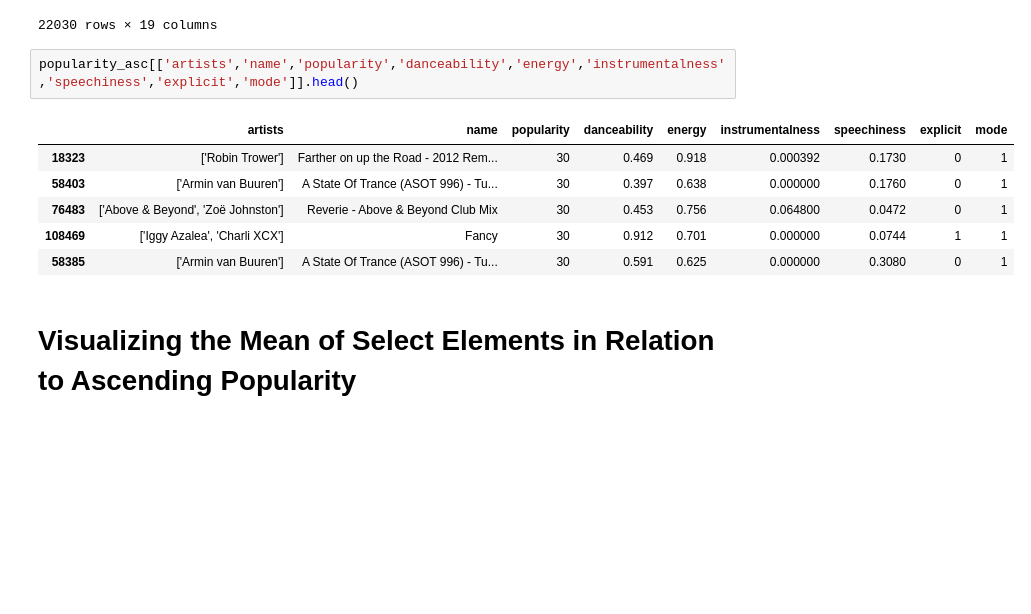
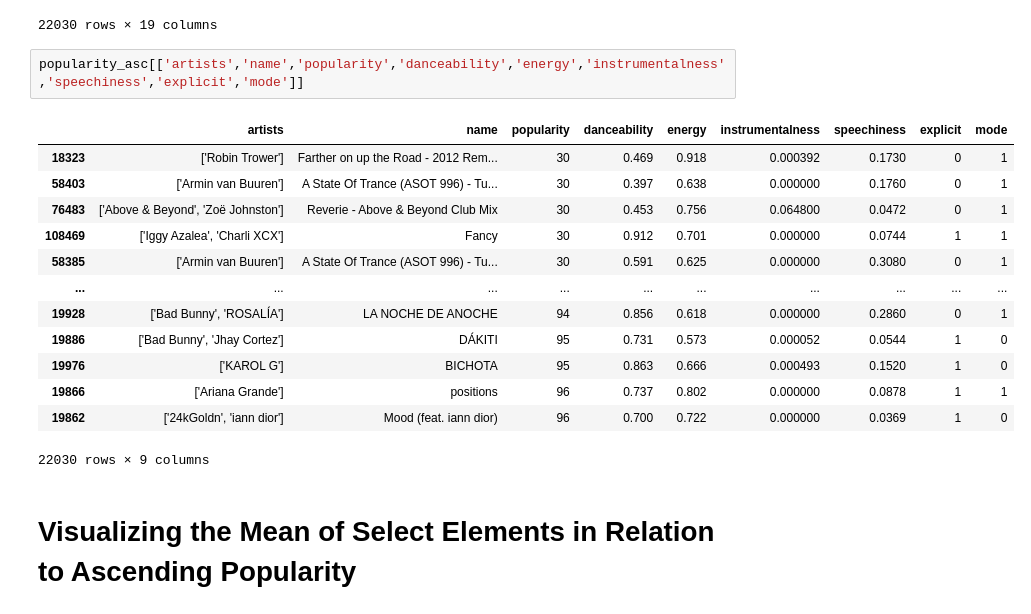
Before and after one commit to ATLas278/SpotifyDanceabillity, a Jupyter notebook: spotify_1.ipynb, the cells around one changed output. Saved outputs shown, nothing was run; the diff lists cells and outputs as text; blank space fills up the shorter version.

Commit message:
fixing table

```diff
--- a/spotify_1.ipynb
+++ b/spotify_1.ipynb
@@ -69,14 +69,21 @@ popularity_asc
 | 19862 | 0.22100 | ['24kGoldn', 'iann dior'] | 0.700 | 140526 | 0.722 | 1 | 3tjFYV6RSFtuktYl3ZtYcq | 0.000000 | ... |
 22030 rows × 19 columns
 # %%
-popularity_asc[['artists','name','popularity','danceability','energy','instrumentalness','speechiness','explicit','mode']].head()
+popularity_asc[['artists','name','popularity','danceability','energy','instrumentalness','speechiness','explicit','mode']]
 # %% [output]
 |  | artists | name | popularity | danceability | energy | instrumentalness | speechiness | explicit | mode |
 | 18323 | ['Robin Trower'] | Farther on up the Road - 2012 Rem... | 30 | 0.469 | 0.918 | 0.000392 | 0.1730 | 0 | 1 |
 | 58403 | ['Armin van Buuren'] | A State Of Trance (ASOT 996) - Tu... | 30 | 0.397 | 0.638 | 0.000000 | 0.1760 | 0 | 1 |
 | 76483 | ['Above & Beyond', 'Zoë Johnston'] | Reverie - Above & Beyond Club Mix | 30 | 0.453 | 0.756 | 0.064800 | 0.0472 | 0 | 1 |
 | 108469 | ['Iggy Azalea', 'Charli XCX'] | Fancy | 30 | 0.912 | 0.701 | 0.000000 | 0.0744 | 1 | 1 |
 | 58385 | ['Armin van Buuren'] | A State Of Trance (ASOT 996) - Tu... | 30 | 0.591 | 0.625 | 0.000000 | 0.3080 | 0 | 1 |
+| ... | ... | ... | ... | ... | ... | ... | ... | ... | ... |
+| 19928 | ['Bad Bunny', 'ROSALÍA'] | LA NOCHE DE ANOCHE | 94 | 0.856 | 0.618 | 0.000000 | 0.2860 | 0 | 1 |
+| 19886 | ['Bad Bunny', 'Jhay Cortez'] | DÁKITI | 95 | 0.731 | 0.573 | 0.000052 | 0.0544 | 1 | 0 |
+| 19976 | ['KAROL G'] | BICHOTA | 95 | 0.863 | 0.666 | 0.000493 | 0.1520 | 1 | 0 |
+| 19866 | ['Ariana Grande'] | positions | 96 | 0.737 | 0.802 | 0.000000 | 0.0878 | 1 | 1 |
+| 19862 | ['24kGoldn', 'iann dior'] | Mood (feat. iann dior) | 96 | 0.700 | 0.722 | 0.000000 | 0.0369 | 1 | 0 |
+22030 rows × 9 columns
 # %% [markdown]
 # Visualizing the Mean of Select Elements in Relation to Ascending Popularity
 # %%
```
Also changed, not shown: 1 other file.
